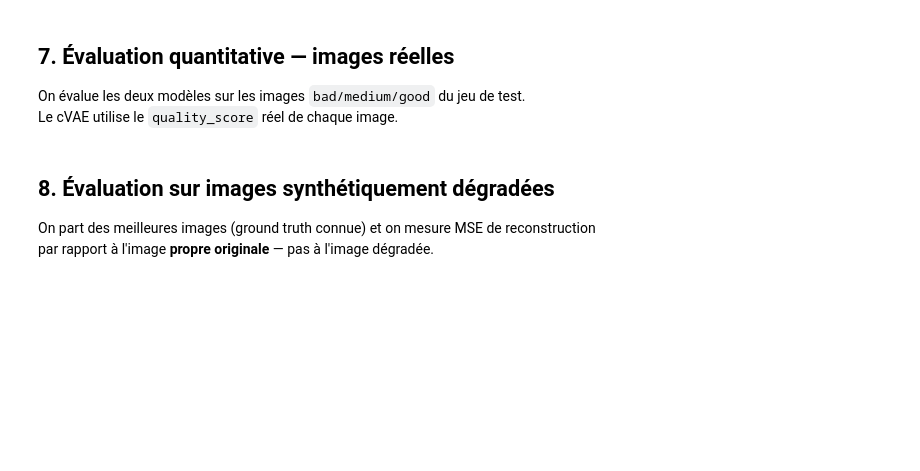
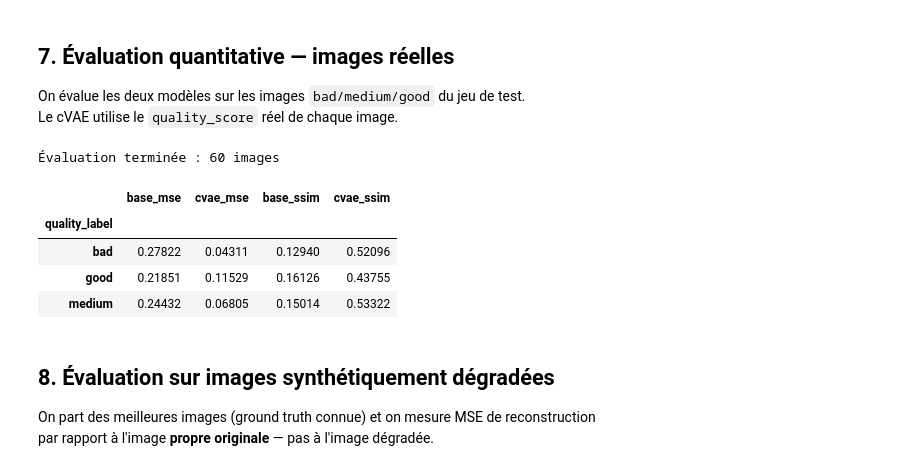
Before and after one commit to tnadiedjoa/MEDVAE-X, a Jupyter notebook: medvae_eval/theophile_metrics/05_Evaluation_of_Robustness.ipynb, the cells around one changed output. Drawn from its saved outputs; the diff is of its cells as text; code cells hidden in the pictures; blank space fills up the shorter version.

```diff
--- a/medvae_eval/theophile_metrics/05_Evaluation_of_Robustness.ipynb
+++ b/medvae_eval/theophile_metrics/05_Evaluation_of_Robustness.ipynb
@@ -296,33 +324,41 @@ def evaluate_on_dataframe(df: pd.DataFrame, label: str) -> pd.DataFrame:
             x = load_tensor(row["path"]).to(DEVICE)
             c = torch.tensor([row["quality_score"]], dtype=torch.float32, device=DEVICE)
 
             # Baseline : forward classique (pas de conditionnement)
             rec_base, post_base, _ = baseline(x, sample_posterior=False, decode=True)
             m_base = compute_metrics(x, rec_base)
 
             # cVAE : forward conditionné avec le vrai score de qualité
             rec_cvae, post_cvae = cvae(x, c, sample_posterior=False)
             m_cvae = compute_metrics(x, rec_cvae)
 
             records.append({
                 "image_id":      row["image_id"],
+                "path":          row["path"],
                 "quality_label": label,
                 "quality_score": row["quality_score"],
                 **{f"base_{k}": v for k, v in m_base.items()},
                 **{f"cvae_{k}": v for k, v in m_cvae.items()},
             })
         except Exception as e:
             pass  # fichier inaccessible
     return pd.DataFrame(records)
 
 
 results_per_label = {}
 for label, df_subset in test_sets.items():
     results_per_label[label] = evaluate_on_dataframe(df_subset, label)
 
 df_results = pd.concat(results_per_label.values(), ignore_index=True)
 print(f"\nÉvaluation terminée : {len(df_results)} images")
 df_results.groupby("quality_label")[["base_mse", "cvae_mse", "base_ssim", "cvae_ssim"]].mean().round(5)
+# %% [output]
+Évaluation terminée : 60 images
+|  | base_mse | cvae_mse | base_ssim | cvae_ssim |
+| quality_label |  |  |  |  |
+| bad | 0.27822 | 0.04311 | 0.12940 | 0.52096 |
+| good | 0.21851 | 0.11529 | 0.16126 | 0.43755 |
+| medium | 0.24432 | 0.06805 | 0.15014 | 0.53322 |
 # %% [markdown]
 ## 8. Évaluation sur images synthétiquement dégradées
 
```
Also changed, not shown: parts of 15 cells of this notebook, 4 other files.
